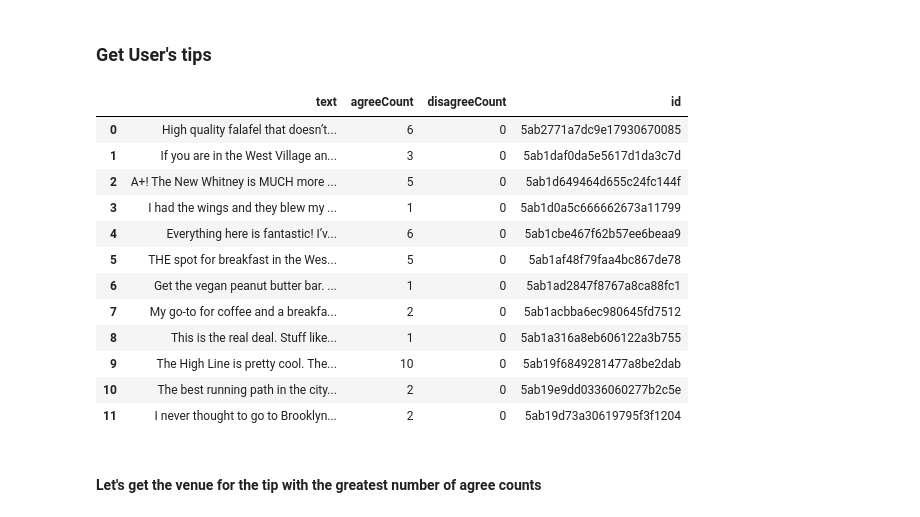
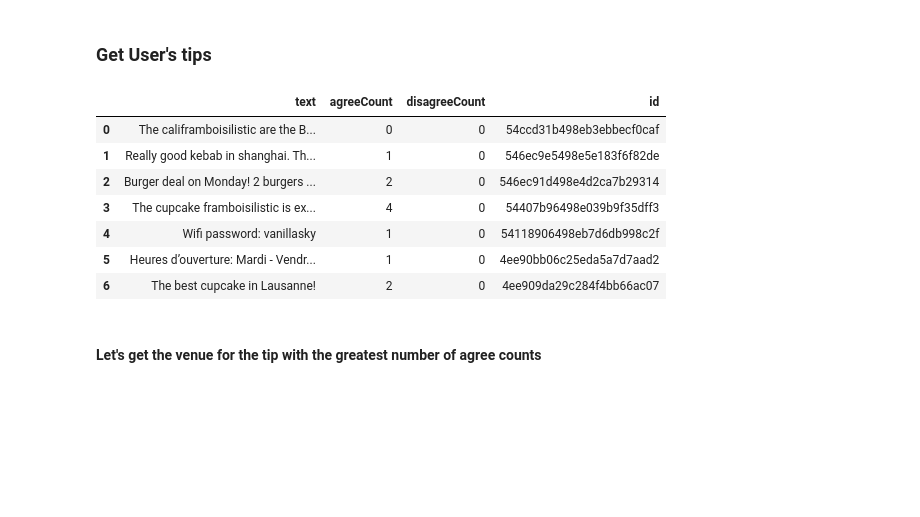
Before and after one commit to deterius/coursera_capstone, a Jupyter notebook: Week 2/DS0701EN-2-2-1-Foursquare-API-py-v2.0.ipynb, the cells around one changed output. Drawn from its saved outputs; the diff is of its cells as text; code cells hidden in the pictures; blank space fills up the shorter version.

```diff
--- a/Week 2/DS0701EN-2-2-1-Foursquare-API-py-v2.0.ipynb
+++ b/Week 2/DS0701EN-2-2-1-Foursquare-API-py-v2.0.ipynb
@@ -491,39 +446,34 @@ Wow! So it turns out that Nick is a very active Foursquare user, with more than
 ### Get User's tips
 # %%
 # define tips URL
-user_id='484542633'
+user_id='17548405'
 url = 'https://api.foursquare.com/v2/users/{}/tips?client_id={}&client_secret={}&oauth_token={}&v={}&limit={}'.format(user_id, CLIENT_ID, CLIENT_SECRET,ACCESS_TOKEN,VERSION, limit)
 
 
 # send GET request and get user's tips
 results = requests.get(url).json()
 tips = results['response']['tips']['items']
 
 # format column width
 pd.set_option('display.max_colwidth', None)
 
 tips_df = pd.json_normalize(tips)
 
-# filter columns
+# # filter columns
 filtered_columns = ['text', 'agreeCount', 'disagreeCount', 'id']
 tips_filtered = tips_df.loc[:, filtered_columns]
 
 # display user's tips
 tips_filtered
 # %% [output]
 |  | text | agreeCount | disagreeCount | id |
-| 0 | High quality falafel that doesn’t... | 6 | 0 | 5ab2771a7dc9e17930670085 |
-| 1 | If you are in the West Village an... | 3 | 0 | 5ab1daf0da5e5617d1da3c7d |
-| 2 | A+! The New Whitney is MUCH more ... | 5 | 0 | 5ab1d649464d655c24fc144f |
-| 3 | I had the wings and they blew my ... | 1 | 0 | 5ab1d0a5c666662673a11799 |
-| 4 | Everything here is fantastic! I’v... | 6 | 0 | 5ab1cbe467f62b57ee6beaa9 |
-| 5 | THE spot for breakfast in the Wes... | 5 | 0 | 5ab1af48f79faa4bc867de78 |
-| 6 | Get the vegan peanut butter bar. ... | 1 | 0 | 5ab1ad2847f8767a8ca88fc1 |
-| 7 | My go-to for coffee and a breakfa... | 2 | 0 | 5ab1acbba6ec980645fd7512 |
-| 8 | This is the real deal. Stuff like... | 1 | 0 | 5ab1a316a8eb606122a3b755 |
-| 9 | The High Line is pretty cool. The... | 10 | 0 | 5ab19f6849281477a8be2dab |
-| 10 | The best running path in the city... | 2 | 0 | 5ab19e9dd0336060277b2c5e |
-| 11 | I never thought to go to Brooklyn... | 2 | 0 | 5ab19d73a30619795f3f1204 |
+| 0 | The califramboisilistic are the B... | 0 | 0 | 54ccd31b498eb3ebbecf0caf |
+| 1 | Really good kebab in shanghai. Th... | 1 | 0 | 546ec9e5498e5e183f6f82de |
+| 2 | Burger deal on Monday! 2 burgers ... | 2 | 0 | 546ec91d498e4d2ca7b29314 |
+| 3 | The cupcake framboisilistic is ex... | 4 | 0 | 54407b96498e039b9f35dff3 |
+| 4 | Wifi password: vanillasky | 1 | 0 | 54118906498eb7d6db998c2f |
+| 5 | Heures d’ouverture: Mardi - Vendr... | 1 | 0 | 4ee90bb06c25eda5a7d7aad2 |
+| 6 | The best cupcake in Lausanne! | 2 | 0 | 4ee909da29c284f4bb66ac07 |
 # %% [markdown]
 #### Let's get the venue for the tip with the greatest number of agree counts
 # %%
```
Also changed, not shown: parts of 14 cells of this notebook, 4 other files.
